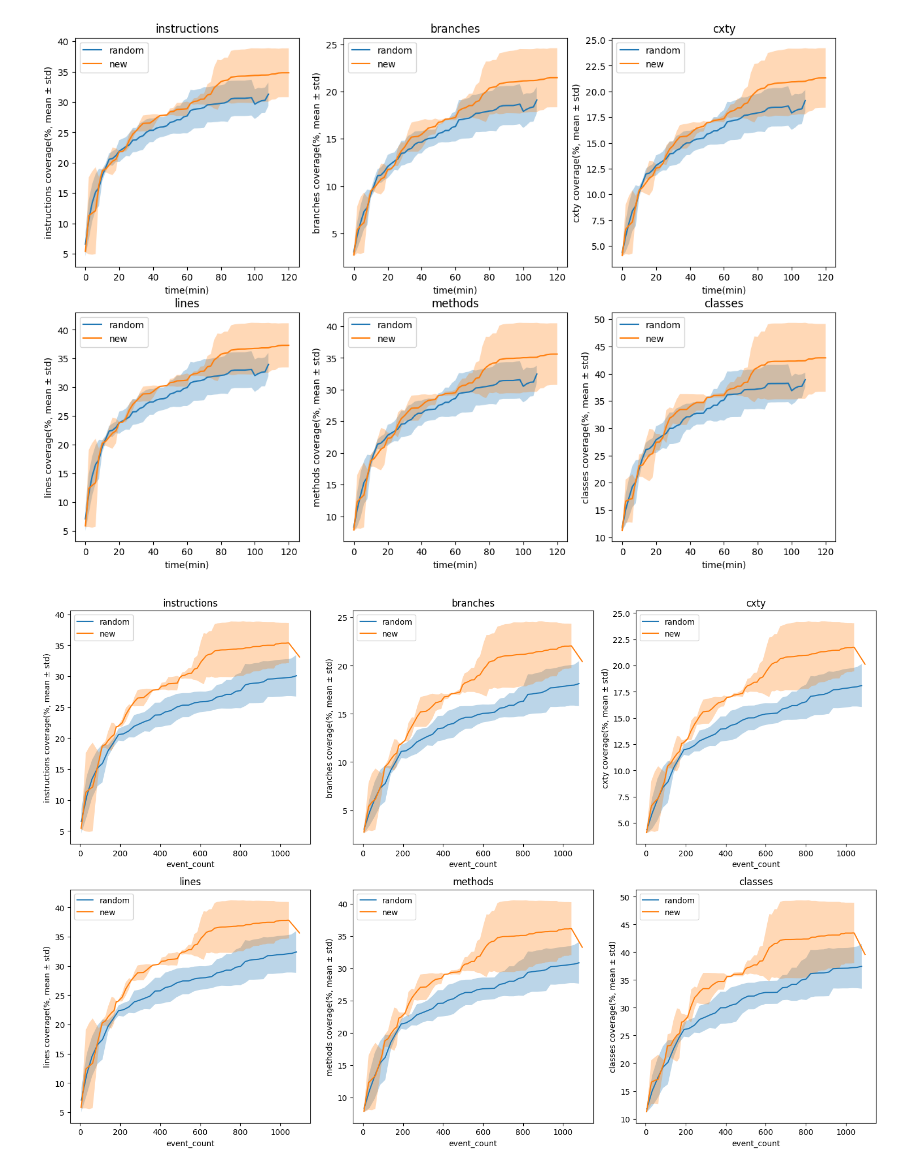
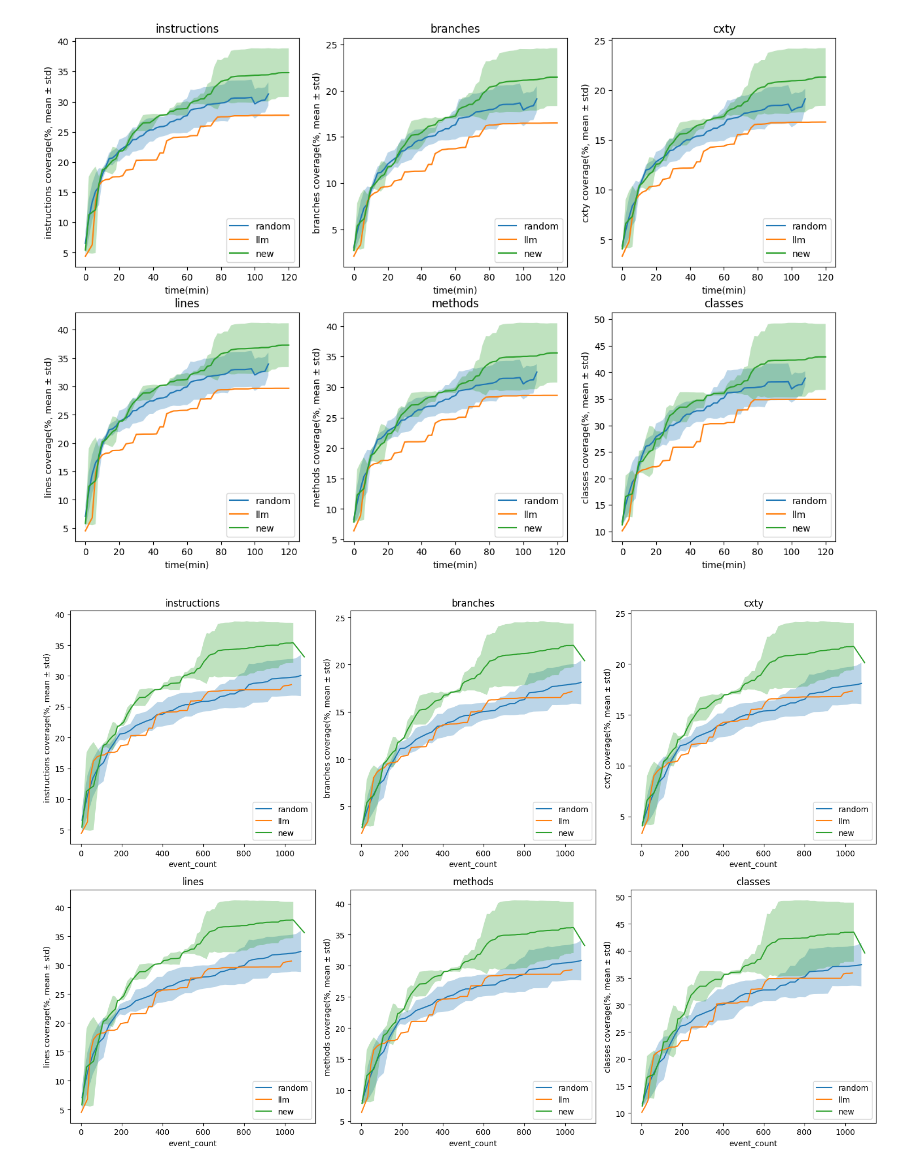
Before and after one commit to llipengda/kea-test, a Jupyter notebook: analysis/wiki.ipynb, the cells around one changed output. Cells and saved outputs as stored; diff of their text form; code cells hidden in the pictures.

```diff
--- a/analysis/wiki.ipynb
+++ b/analysis/wiki.ipynb
@@ -15,6 +15,7 @@ random_folders = [
 ]
 
 llm_folders = [
+    '../output/org.wikipedia.alpha/llm-2025-05-14T21.12.43'
 ]
 
 new_folders = [
@@ -59,38 +60,38 @@ def draw(files: list[str], name: str):
         yerr = data[f'{col}_std']
         x = data['index']
         ax.plot(x * 2, y, label=name)
         ax.fill_between(x * 2, y - yerr, y + yerr, alpha=0.3)
         ax.set_title(col)
         ax.set_xlabel('time(min)')
         ax.set_ylabel(f'{col} coverage(%, mean ± std)')
-        ax.legend()
+        ax.legend(loc='lower right')
 
     data = df_grouped[df_grouped['event_count'] <= 1100]
     data = data.sort_values(by='event_count')
 
     for i, col in enumerate(cols):
         ax = axs_event[i // 3, i % 3]
         y = data[f'{col}_mean']
         yerr = data[f'{col}_std']
         x = data['event_count']
         ax.plot(x, y, label=name)
         ax.fill_between(x, y - yerr, y + yerr, alpha=0.3)
         ax.set_title(col)
         ax.set_xlabel('event_count')
         ax.set_ylabel(f'{col} coverage(%, mean ± std)')
-        ax.legend()
+        ax.legend(loc='lower right')
 
     plt.tight_layout()
 
 
 draw(random_files, 'random')
-# draw(llm_files, 'llm')
+draw(llm_files, 'llm')
 draw(new_files, 'new')
 
 plt.show()
 # %% [output]
-[figure, old version]
+[figure, new version]
-[figure, old version]
+[figure, new version]
 # %%
 import os
 
```
Also changed, not shown: parts of 1 cell of this notebook, 29 other files.
